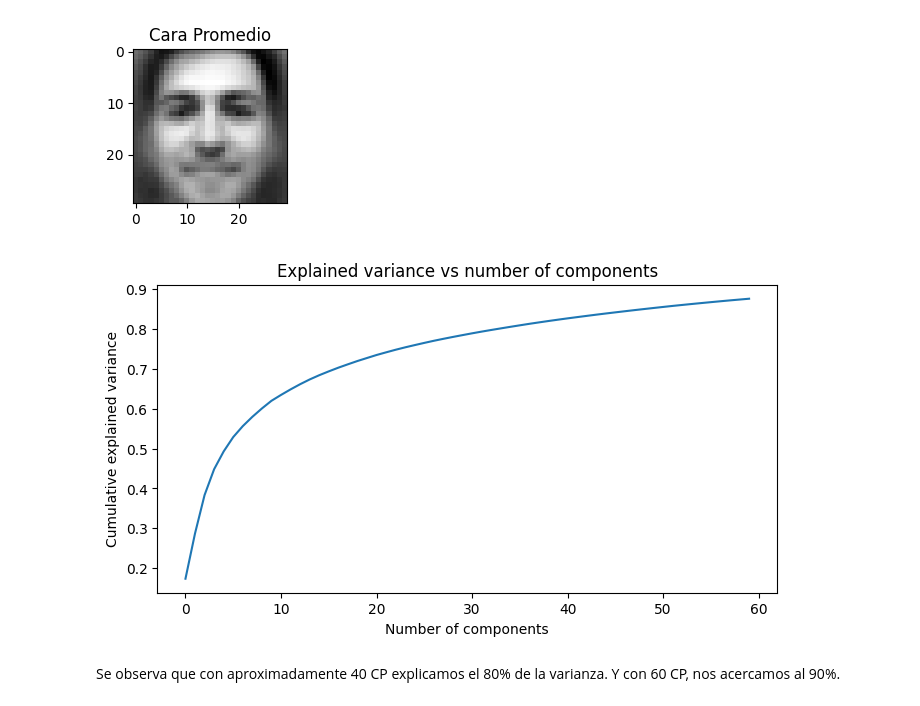
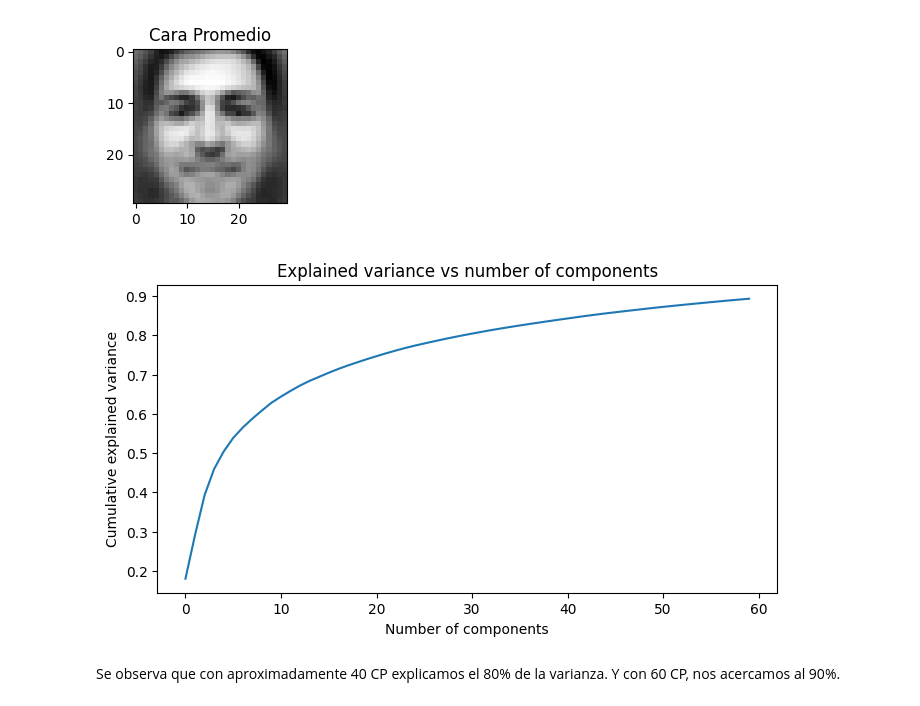
Before and after one commit to fechhh/NuestrasCaras, a Jupyter notebook: Main.ipynb, the cells around one changed output. Drawn from its saved outputs; the diff is of its cells as text; code cells hidden in the pictures.

Commit message:
Main con training y testing set

```diff
--- a/Main.ipynb
+++ b/Main.ipynb
@@ -56,8 +56,6 @@ file_names = data_fotos.iloc[:, 0]
 people_names = [name.split("-")[0] for name in file_names]
 # Transformo los nombres a números (0-1) usando label binarizer
 nombres = LabelBinarizer().fit_transform(people_names)
-print(people_names)
-print(nombres)
 
 # Get the greyscale values
 greyscale_values = data_fotos.iloc[:, 1:].values/255.0
@@ -65,6 +63,7 @@ greyscale_values = data_fotos.iloc[:, 1:].values/255.0
 #********************************************************************************************************************
 # Separamos los data sets en training y test
 #********************************************************************************************************************
-X_train, X_test, y_train, y_test = train_test_split(greyscale_values, nombres, test_size=0.2, random_state=42)
+# Mediante el parametro "stratify" nos aseguramos que se tomen todos los nombres
+X_train, X_test, y_train, y_test = train_test_split(greyscale_values, nombres, test_size=0.2, random_state=42, stratify=nombres)
 
 #********************************************************************************************************************
@@ -99,25 +89,26 @@ Text(0.5, 1.0, 'Cara Promedio')
 # %%
 #********************************************************************************************************************
 #                    PCA
 #********************************************************************************************************************
 # Se aplica PCA a las imagenes
 # IMPORTANTE! al aumentar el nro de componentes tambien aumenta la precision en la comparacion de imagenes para la clasificacion al final de la notebook!
 # Tiene sentido porque aumento el porcentaje de variabilidad explicada por las componentes, acercandome mas a la realidad
 n_pca = 60
-pca = PCA(n_components=n_pca).fit(greyscale_values)
+pca = PCA(n_components=n_pca).fit(X_train)
+X_train_pca = pca.fit_transform(X_train)
 
 eigenfaces = pca.components_
 varianza_explicada = pca.explained_variance_ratio_
 
 # plot explained variance (grafico continuo)
 plt.figure(figsize=(8, 4))
 plt.plot(np.cumsum(varianza_explicada))
 plt.xlabel('Number of components')
 plt.ylabel('Cumulative explained variance')
 plt.title('Explained variance vs number of components')
 plt.show()
 # %% [output]
-[figure, old version]
+[figure, new version]
 # %% [markdown]
 Se observa que con aproximadamente 40 CP explicamos el 80% de la varianza. Y con 60 CP, nos acercamos al 90%.
 # %%
```
Also changed, not shown: parts of 11 cells of this notebook.
